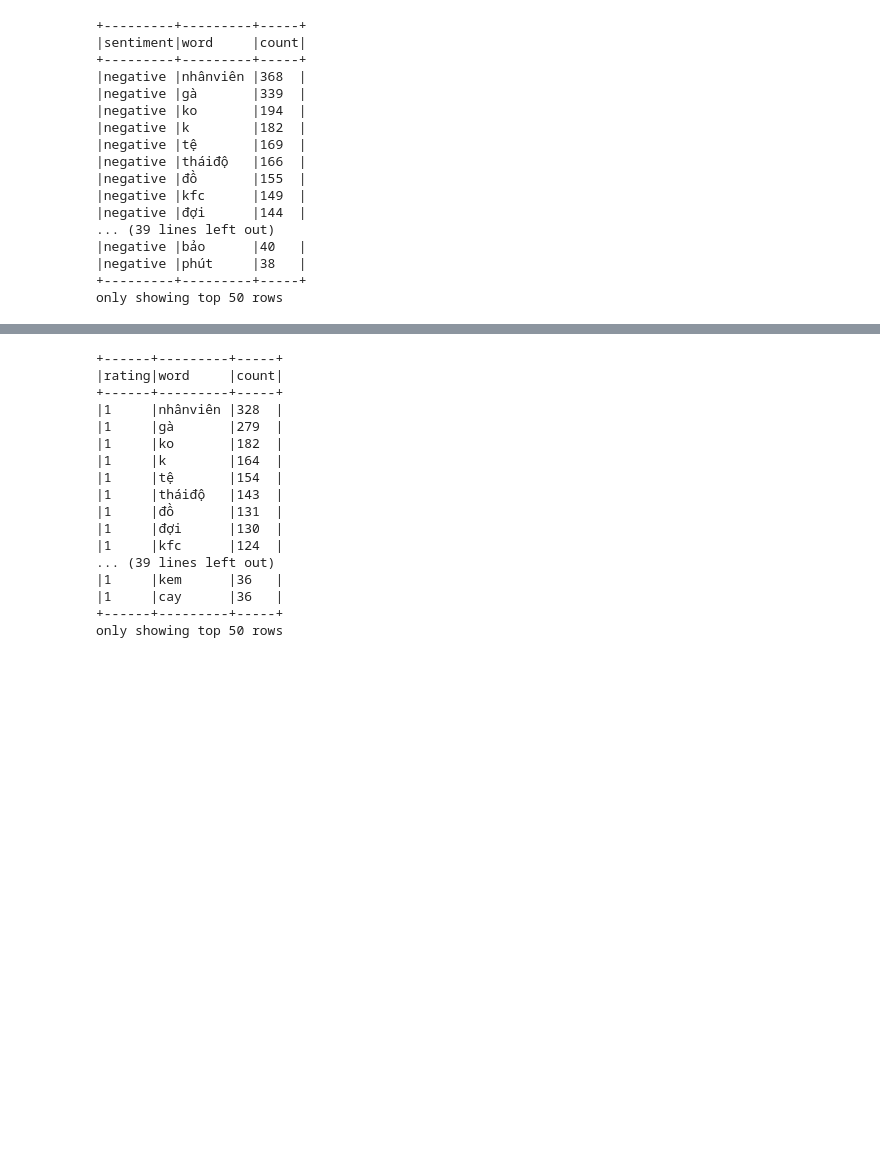
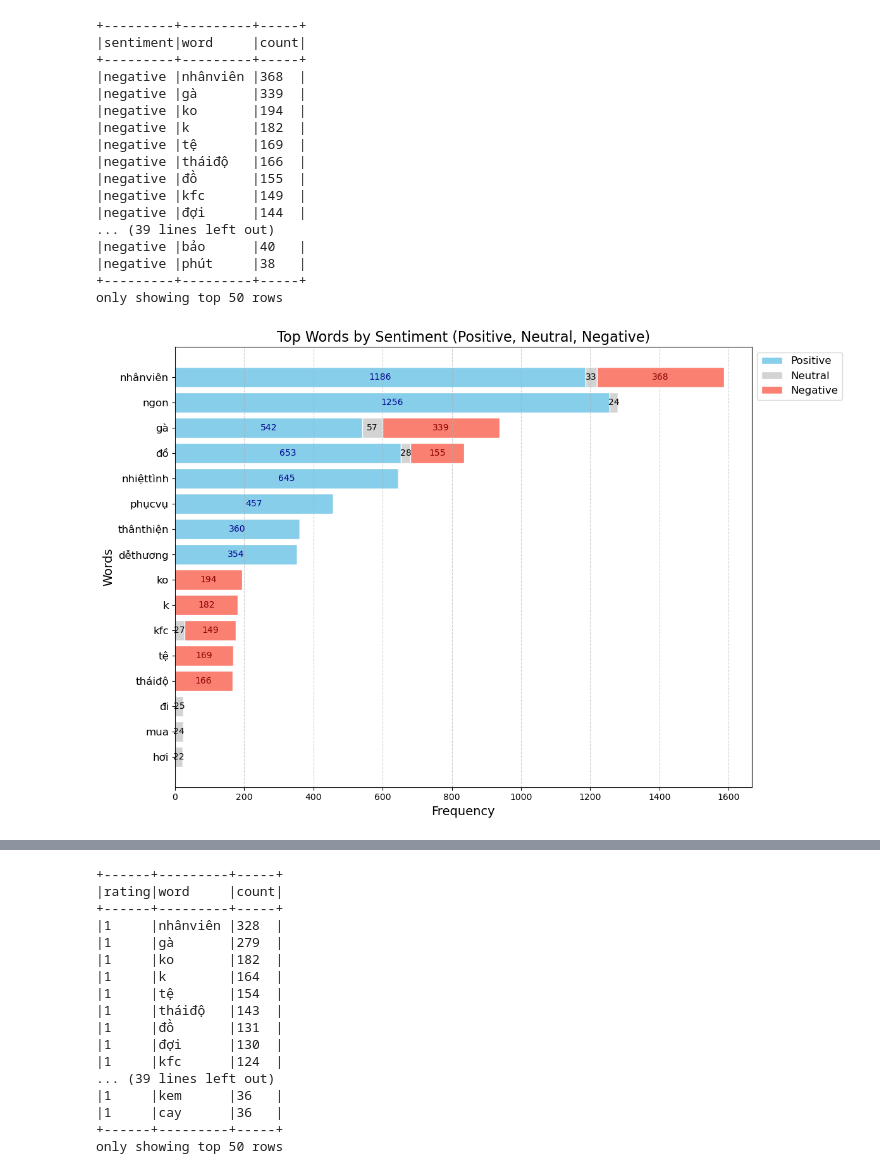
Before and after one commit to Ngoc-Cac/kfc-reviews-with-bigdata, a Jupyter notebook: sentiment_analysis/eda.ipynb, the cells around one changed output, grey strips where cells are left out. Drawn from its saved outputs; the diff is of its cells as text; code cells hidden in the pictures; blank space fills up the shorter version.

```diff
--- a/sentiment_analysis/eda.ipynb
+++ b/sentiment_analysis/eda.ipynb
@@ -213,13 +238,15 @@ plt.show()
 # %%
-word_counts_by_sentiment = df_clean.select(
-    explode(split(col("clean_review"), " ")).alias("word"),
-    col("sentiment")
+import pyspark.sql.functions as F
+
+wc_sen = df_clean.select(
+    explode(split(col('clean_review'), ' ')).alias('word'),
+    col('sentiment')
 ).filter(
-    (col("word") != "") &
-    (~col("word").isin(stopwords))
-).groupBy("sentiment", "word").count().orderBy("sentiment", F.desc("count"))
+    (col('word') != '') &
+    (~col('word').isin(stopwords))
+).groupBy('sentiment', 'word').count().orderBy('sentiment', F.desc('count'))
 
-word_counts_by_sentiment.show(50, truncate=False)
+wc_sen.show(50, truncate=False)
 # %% [output]
 +---------+---------+-----+
 |sentiment|word     |count|
@@ -238,3 +265,77 @@ word_counts_by_sentiment.show(50, truncate=False)
 |negative |phút     |38   |
 +---------+---------+-----+
 only showing top 50 rows
+# %%
+# Convert to Pandas
+pd_word_counts = wc_sen.toPandas()
+
+top_words = {}
+sentiments = ['positive', 'neutral', 'negative']
+
+for sentiment in sentiments:
+    top_words[sentiment] = (
+        pd_word_counts[pd_word_counts['sentiment'] == sentiment]
+        .nlargest(8, 'count')[['word', 'count']]
+        .set_index('word')['count']
+        .to_dict()
+    )
+
+all_words = list(set(
+    list(top_words['positive'].keys()) +
+    list(top_words['neutral'].keys()) +
+    list(top_words['negative'].keys())
+))
+
+df_plot = pd.DataFrame({
+    'Word': all_words,
+    'Positive': [top_words['positive'].get(word, 0) for word in all_words],
+    'Neutral': [top_words['neutral'].get(word, 0) for word in all_words],
+    'Negative': [top_words['negative'].get(word, 0) for word in all_words]
+})
+
+df_plot['Total'] = df_plot['Positive'] + df_plot['Neutral'] + df_plot['Negative']
+df_plot = df_plot.sort_values('Total', ascending=True)
+
+# Visualize stacked bar
+plt.figure(figsize=(12, 8))
+
+p1 = plt.barh(df_plot['Word'], df_plot['Positive'],
+              color='skyblue', label='Positive', edgecolor='white')
+p2 = plt.barh(df_plot['Word'], df_plot['Neutral'],
+              left=df_plot['Positive'],
+              color='lightgray', label='Neutral', edgecolor='white')
+p3 = plt.barh(df_plot['Word'], df_plot['Negative'],
+              left=df_plot['Positive'] + df_plot['Neutral'],
+              color='salmon', label='Negative', edgecolor='white')
+
+for i, word in enumerate(df_plot['Word']):
+    # Positive
+    if df_plot['Positive'].iloc[i] > 0:
+        plt.text(df_plot['Positive'].iloc[i]/2, i,
+                str(df_plot['Positive'].iloc[i]),
+                va='center', ha='center', color='darkblue', fontsize=10)
+
+    # Neutral
+    if df_plot['Neutral'].iloc[i] > 0:
+        plt.text(df_plot['Positive'].iloc[i] + df_plot['Neutral'].iloc[i]/2, i,
+                str(df_plot['Neutral'].iloc[i]),
+                va='center', ha='center', color='black', fontsize=10)
+
+    # Negative
+    total_width = df_plot['Positive'].iloc[i] + df_plot['Neutral'].iloc[i] + df_plot['Negative'].iloc[i]
+    if df_plot['Negative'].iloc[i] > 0:
+        plt.text(df_plot['Positive'].iloc[i] + df_plot['Neutral'].iloc[i] + df_plot['Negative'].iloc[i]/2, i,
+                str(df_plot['Negative'].iloc[i]),
+                va='center', ha='center', color='darkred', fontsize=10)
+
+plt.yticks(range(len(df_plot['Word'])), df_plot['Word'], fontsize=12)
+plt.xlabel('Frequency', fontsize=14)
+plt.ylabel('Words', fontsize=14)
+plt.title('Top Words by Sentiment (Positive, Neutral, Negative)', fontsize=16)
+plt.legend(fontsize=12, bbox_to_anchor=(1, 1), loc='upper left')
+plt.grid(axis='x', linestyle='--', alpha=0.6)
+
+plt.tight_layout()
+plt.show()
+# %% [output]
+[figure, added]
```
Also changed, not shown: parts of 26 cells of this notebook.
